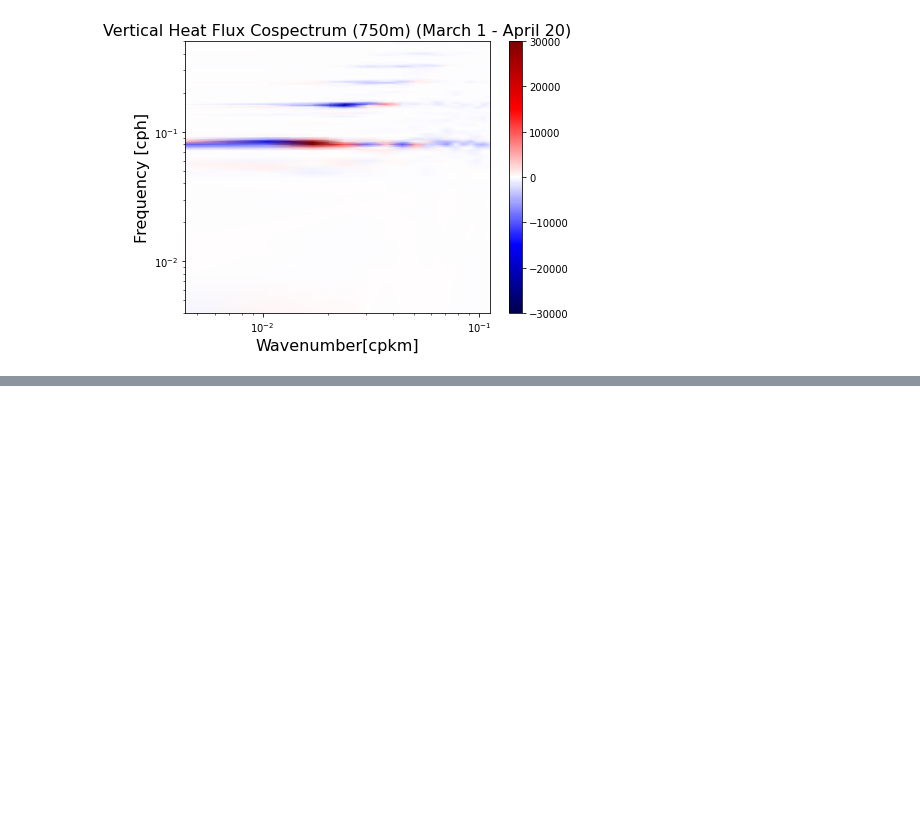
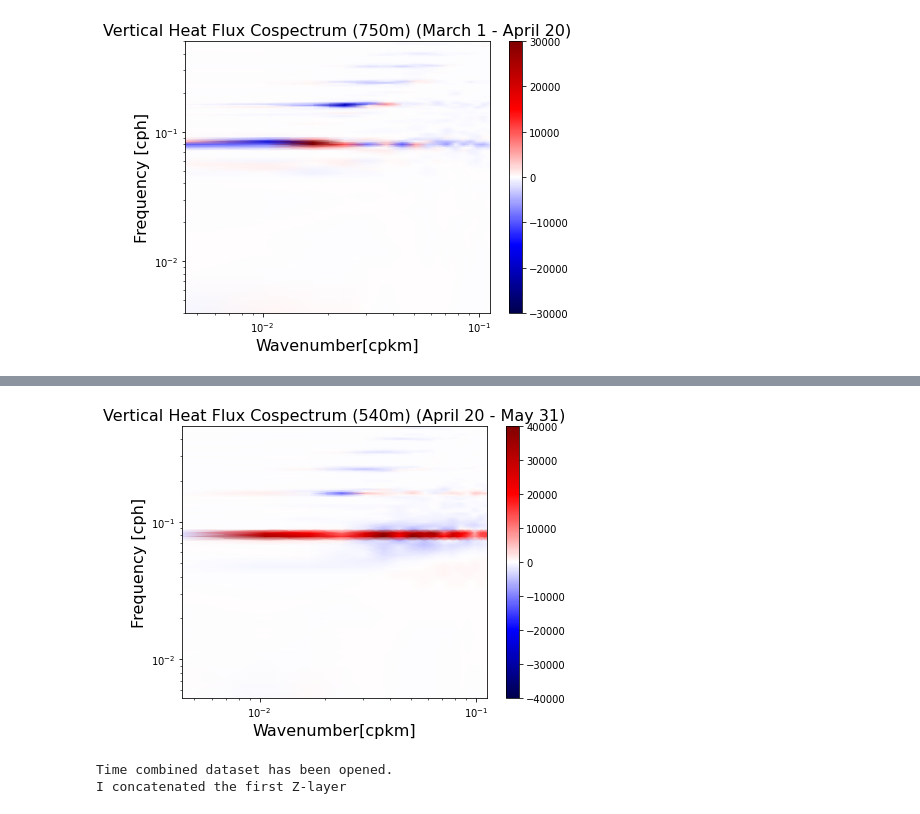
Before and after one commit to avik2007/CoupledOceAtmo, a Jupyter notebook: mit_geos_analysis/notebook18_theta_budget_spectra_hbl_analysis.ipynb, the cells around one changed output, grey strips where cells are left out. Cells and saved outputs as stored; diff of their text form; code cells hidden in the pictures; blank space fills up the shorter version.

```diff
--- a/mit_geos_analysis/notebook18_theta_budget_spectra_hbl_analysis.ipynb
+++ b/mit_geos_analysis/notebook18_theta_budget_spectra_hbl_analysis.ipynb
@@ -1243,0 +1404,21 @@ plt.show()
+# %%
+%matplotlib inline
+from matplotlib.colors import LogNorm
+fig = plt.figure(figsize = (15,5))
+ax1 = fig.add_subplot(122)
+cs = plt.pcolormesh(kisop40_s, omp40_s, (Cp*rhoConst*1*Eisop40_s*kisop40_s[None,...]*omp40_s[...,None]), shading='gouraud', cmap='seismic')#, norm=LogNorm())
+ax1.set_yscale('log')
+ax1.set_xscale('log')
+plt.title(r'Vertical Heat Flux Cospectrum (540m) (April 20 - May 31)', size = 16)
+plt.xlabel(r'Wavenumber[cpkm]', size=16)
+plt.ylabel(r'Frequency [cph]', size = 16)
+plt.clim([-40000, 40000])
+plt.colorbar()
+plt.show()
+# %% [output]
+[figure, added]
+# %%
+T35 = getMITNCDataSet('/nobackup/amondal/NCData/20211103_multicoretest_3month_noland_attempt2/', 'Theta', 35,35 )
+# %% [output]
+Time combined dataset has been opened.
+I concatenated the first Z-layer
```
Also changed, not shown: parts of 78 cells of this notebook, 4 other files.
